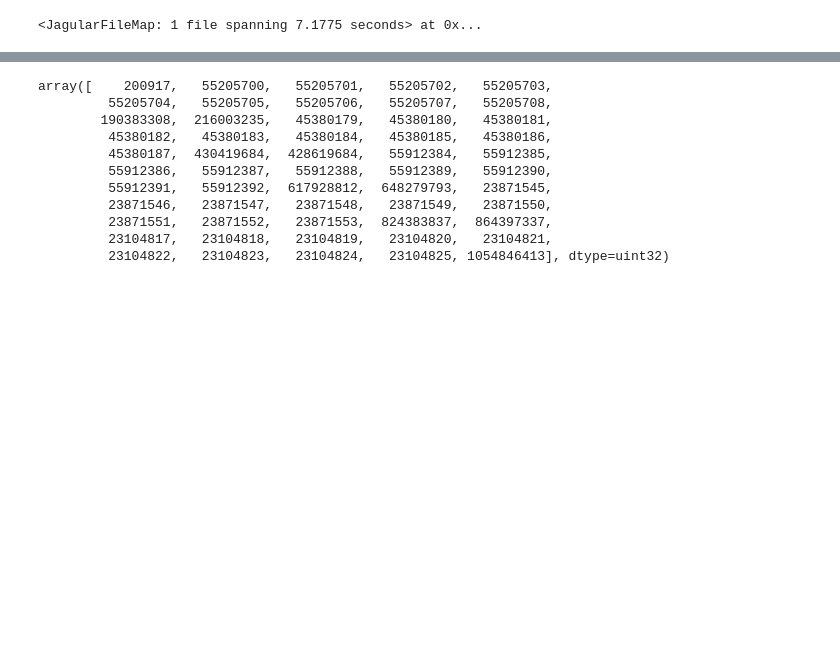
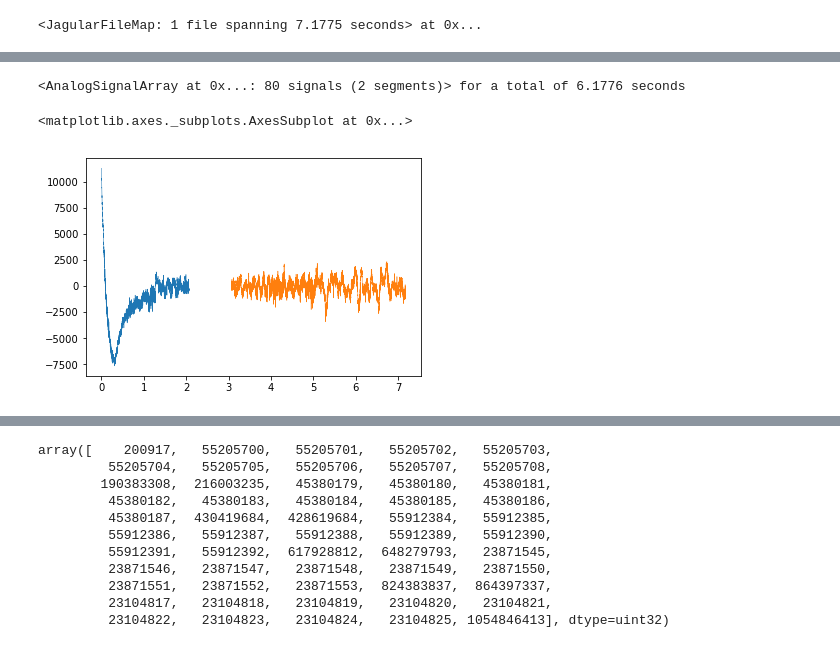
Before and after one commit to kemerelab/jagular, a Jupyter notebook: temp/filtering.ipynb, the cells around one changed output, grey strips where cells are left out. Saved outputs shown, nothing was run; the diff lists cells and outputs as text; code cells hidden in the pictures; blank space fills up the shorter version.

```diff
--- a/temp/filtering.ipynb
+++ b/temp/filtering.ipynb
@@ -49,0 +129,4 @@ print(jfm)
+# %%
+cs = jag.utils.get_contiguous_segments(ts)
+
+gap_lengths = cs[1:,0] - cs[:-1,1]
@@ -49,0 +270,9 @@ print(jfm)
+# %%
+sig = nel.AnalogSignalArray(ydata=all_ch_data, timestamps=np.array(ts)/30000)
+# %%
+print(sig)
+npl.plot(sig[:,1], lw=0.5)
+# %% [output]
+<AnalogSignalArray at 0x...: 80 signals (2 segments)> for a total of 6.1776 seconds
+<matplotlib.axes._subplots.AxesSubplot at 0x...>
+[figure, added]
```
Also changed, not shown: parts of 36 cells of this notebook.
